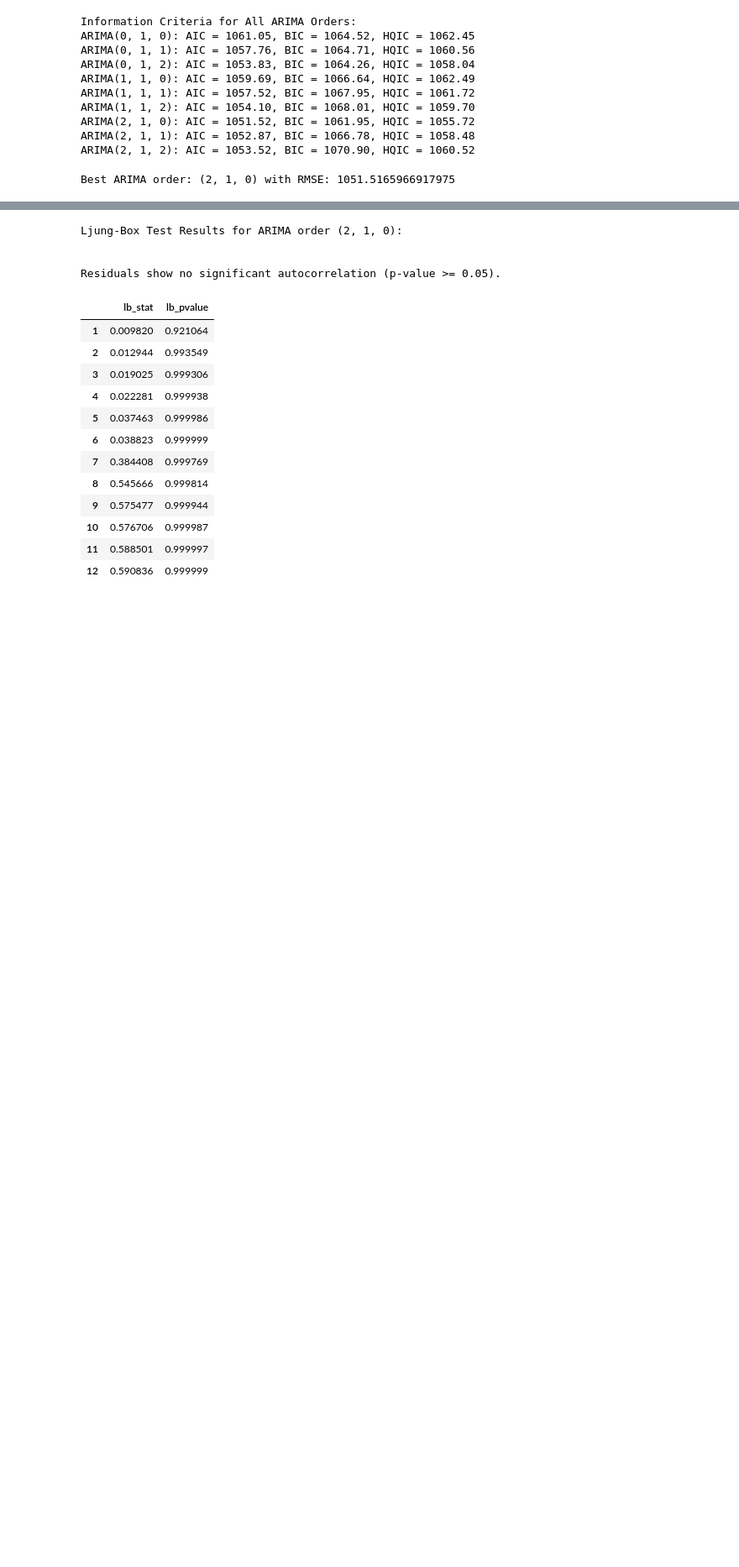
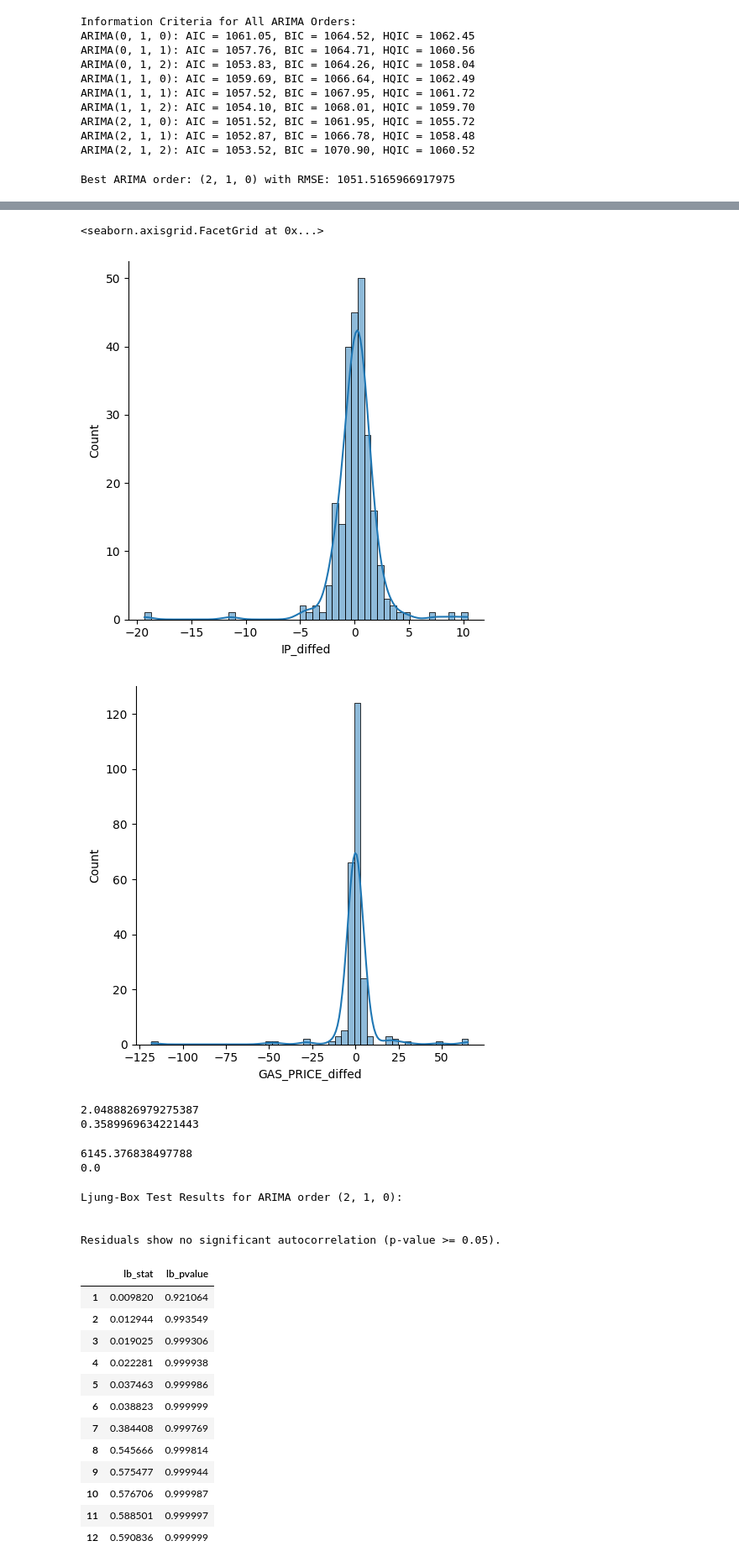
Before and after one commit to lorenzrossi/GaR, a Jupyter notebook: src/EDA_and_ARIMA.ipynb, the cells around one changed output, grey strips where cells are left out. Shown at 84% size. Saved outputs shown, nothing was run; the diff lists cells and outputs as text; code cells hidden in the pictures; blank space fills up the shorter version.

```diff
--- a/src/EDA_and_ARIMA.ipynb
+++ b/src/EDA_and_ARIMA.ipynb
@@ -325,6 +325,27 @@ sigma2 -0.002991  0.004963  0.028152
 #analyze_order((0, 1, 0), order_results)
 # %%
 #ljung_box_test((0,1,0), order_results, lags=12)
+# %%
+sns.displot(df, x="IP_diffed", bins = 50, kde= True)
+sns.displot(df, x="GAS_PRICE_diffed", bins = 50, kde= True)
+# %% [output]
+<seaborn.axisgrid.FacetGrid at 0x...>
+[figure, added]
+[figure, added]
+# %%
+res = stats.jarque_bera(df['IP'])
+print(res.statistic)
+print(res.pvalue)
+# %% [output]
+2.0488826979275387
+0.3589969634221443
+# %%
+res = stats.jarque_bera(df['GAS_PRICE'])
+print(res.statistic)
+print(res.pvalue)
+# %% [output]
+6145.376838497788
+0.0
 # %%
 ljung_box_test((2,1,0), order_results, lags=12)
 # %% [output]
```
Also changed, not shown: parts of 8 cells of this notebook, 4 other files.
